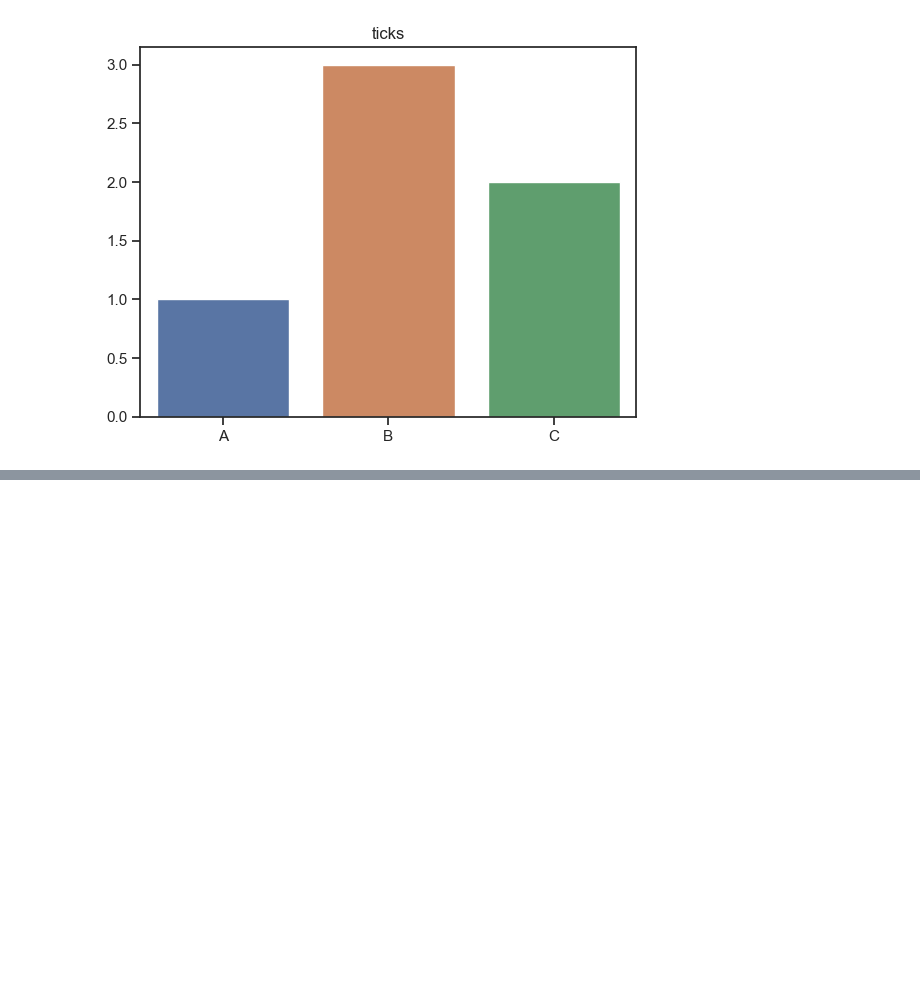
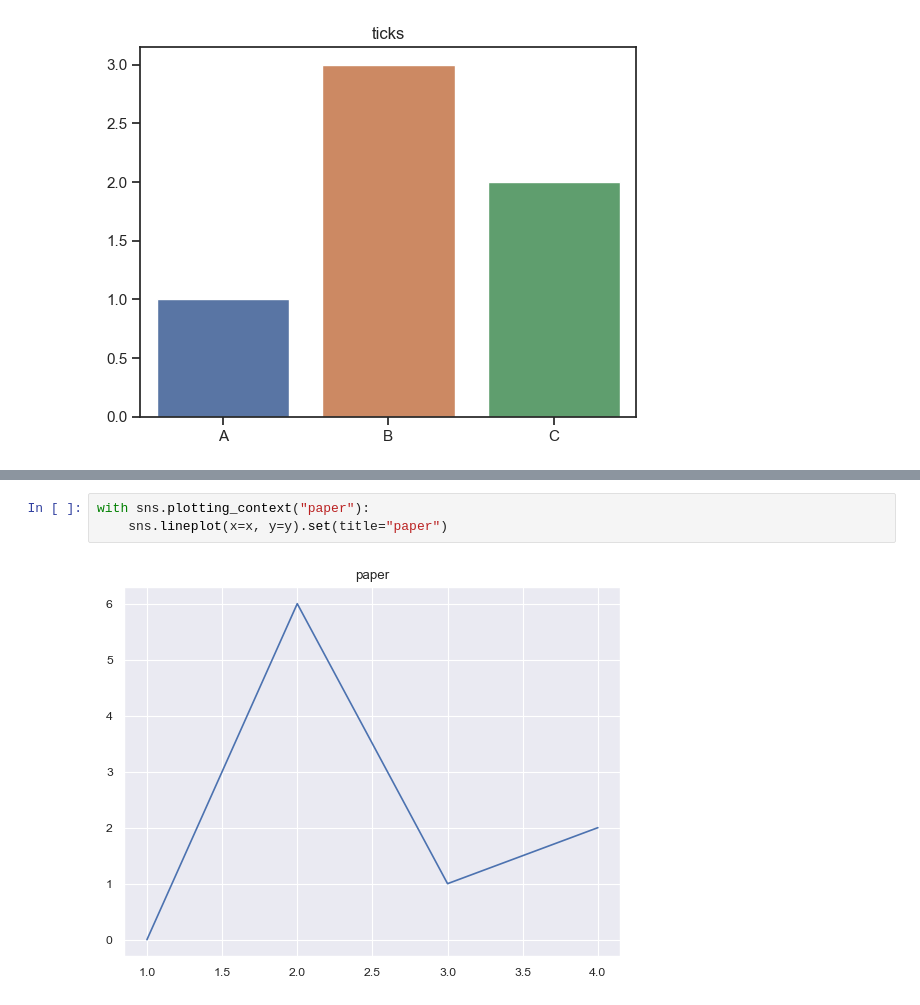
Before and after one commit to jgraber/PythonFriday, a Jupyter notebook: Jupyter/Seaborn_styling.ipynb, the cells around one changed output, grey strips where cells are left out. Drawn from its saved outputs; the diff is of its cells as text; blank space fills up the shorter version.

```diff
--- a/Jupyter/Seaborn_styling.ipynb
+++ b/Jupyter/Seaborn_styling.ipynb
@@ -145,0 +171,5 @@ sns.barplot(x=names, y=values).set(title='ticks')
+# %%
+with sns.plotting_context("paper"):
+    sns.lineplot(x=x, y=y).set(title="paper")
+# %% [output]
+[figure, added]
```
Also changed, not shown: parts of 14 cells of this notebook.
